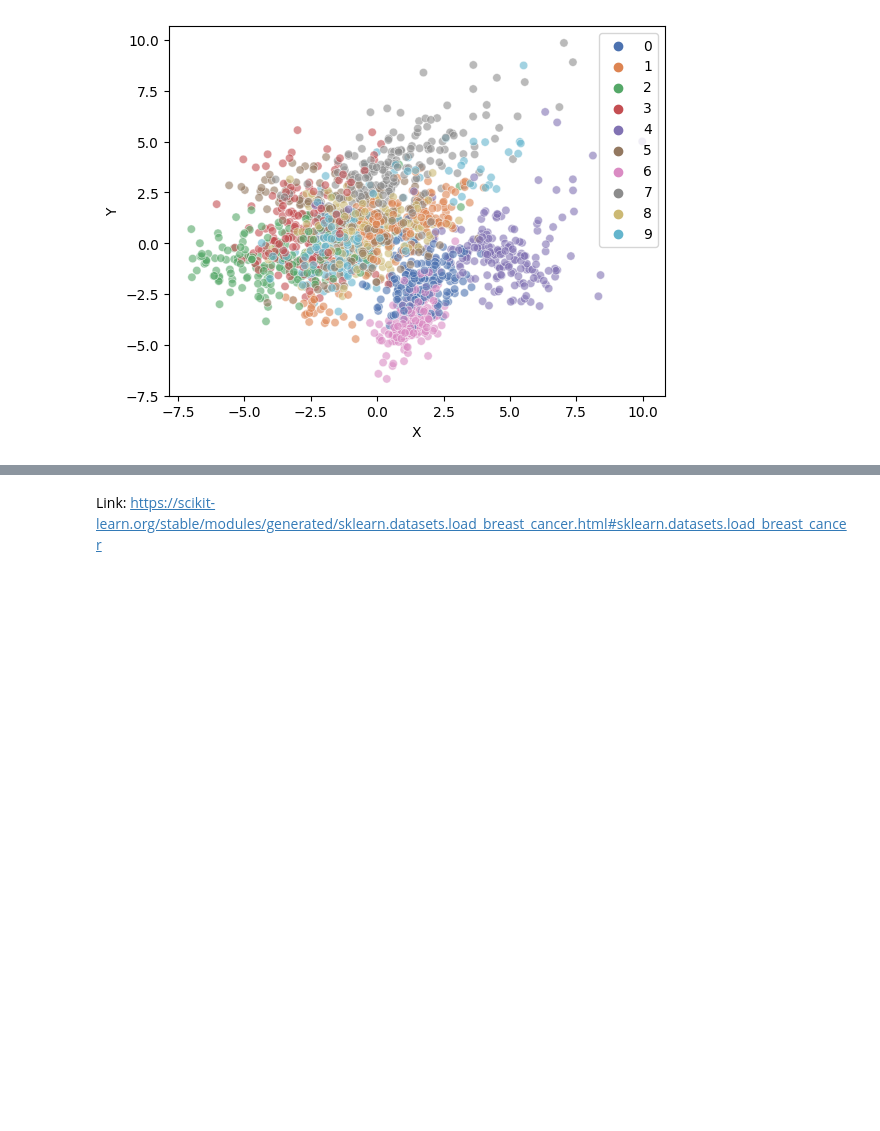
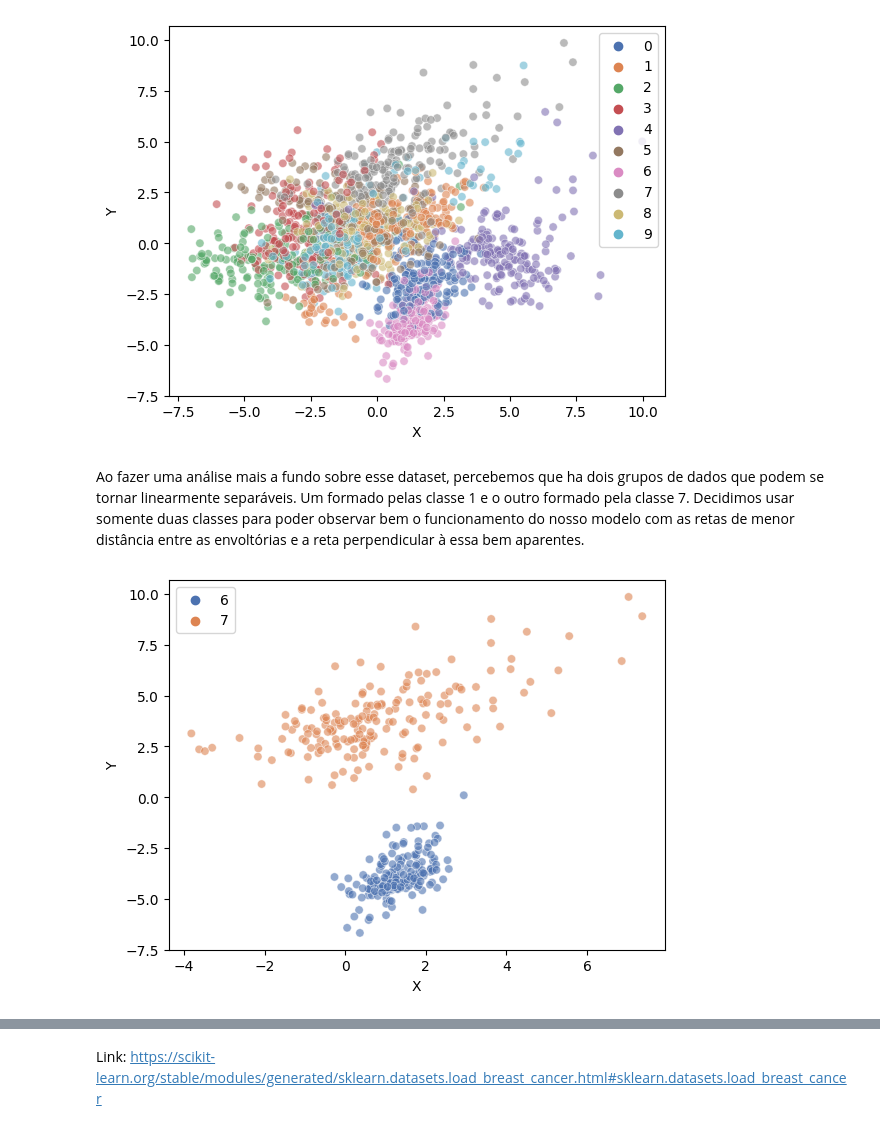
Before and after one commit to Igoreduardobraga/TP-1-ALG2, a Jupyter notebook: datasets_manipulation.ipynb, the cells around one changed output, grey strips where cells are left out. Drawn from its saved outputs; the diff is of its cells as text; code cells hidden in the pictures; blank space fills up the shorter version.

Commit message:
adicionando comentários no arquivo de dataset

```diff
--- a/datasets_manipulation.ipynb
+++ b/datasets_manipulation.ipynb
@@ -151,3 +161,12 @@ digits_df['Class'] = digits.target
 plot_scatter(digits_df)
 # %% [output]
 [figure]
+# %% [markdown]
+Ao fazer uma análise mais a fundo sobre esse dataset, percebemos que ha dois grupos de dados que podem se tornar linearmente separáveis. Um formado pelas classe 1 e o outro formado pela classe 7. Decidimos usar somente duas classes para poder observar bem o funcionamento do nosso modelo com as retas de menor distância entre as envoltórias e a reta perpendicular à essa bem aparentes.
+# %%
+# Separando os dados que formam os 2 grupos
+digits_filtered = digits_df[(digits_df['Class'] == 6) | (digits_df['Class'] == 7)]
+
+plot_scatter(digits_filtered)
+# %% [output]
+[figure, added]
```
Also changed, not shown: parts of 46 cells of this notebook, 1 other file.
